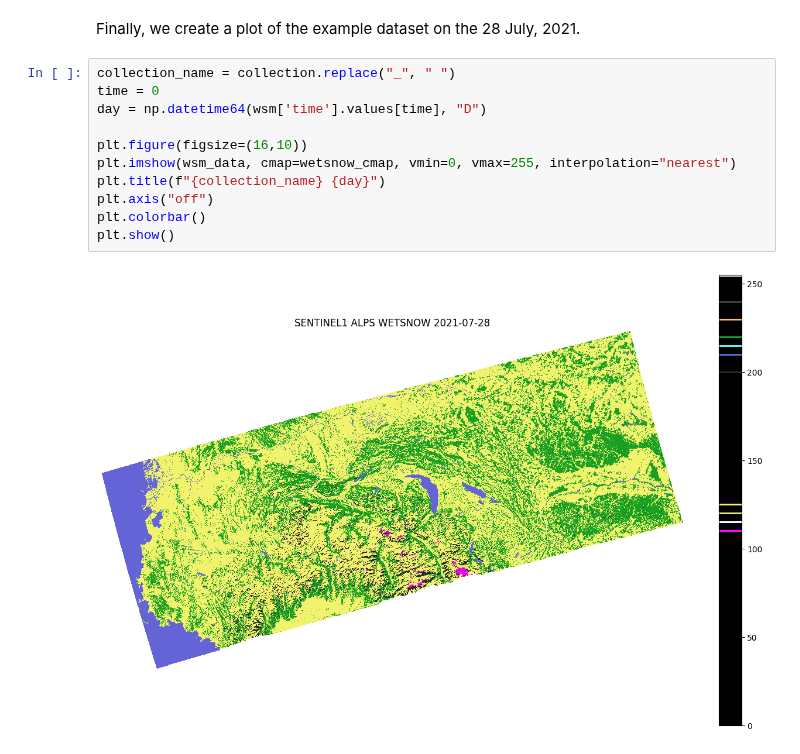
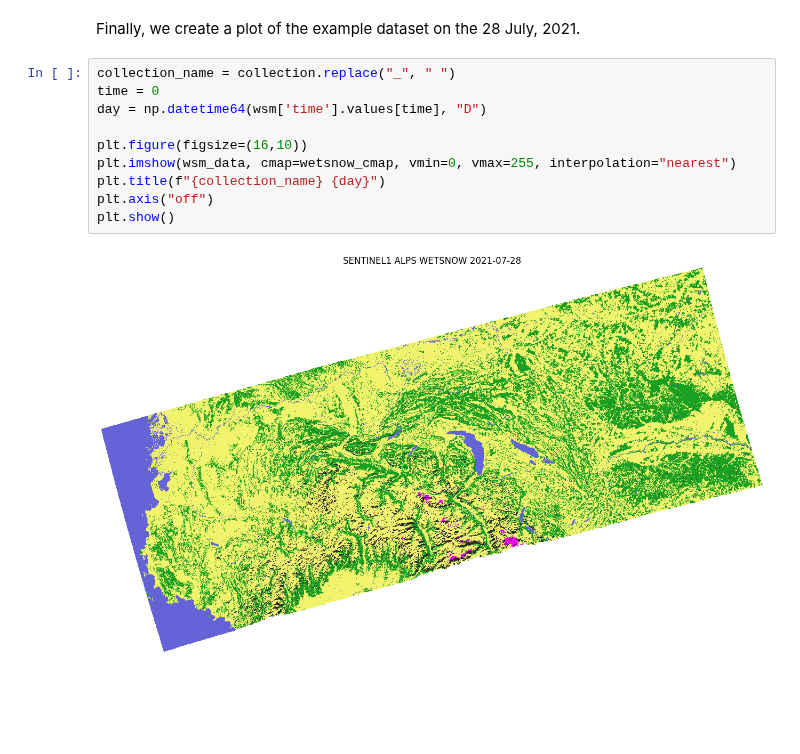
Before and after one commit to eodcgmbh/eodc-examples, a Jupyter notebook: tutorials/wetsnow-explorer.ipynb, the cells around one changed output. Drawn from its saved outputs; the diff is of its cells as text; blank space fills up the shorter version.

Commit message:
update plot

```diff
--- a/tutorials/wetsnow-explorer.ipynb
+++ b/tutorials/wetsnow-explorer.ipynb
@@ -129,13 +129,12 @@ Finally, we create a plot of the example dataset on the 28 July, 2021.
 # %%
 collection_name = collection.replace("_", " ")
 time = 0
 day = np.datetime64(wsm['time'].values[time], "D")
 
 plt.figure(figsize=(16,10))
 plt.imshow(wsm_data, cmap=wetsnow_cmap, vmin=0, vmax=255, interpolation="nearest")
 plt.title(f"{collection_name} {day}")
 plt.axis("off")
-plt.colorbar()
 plt.show()
 # %% [output]
-[figure, old version]
+[figure, new version]
```
